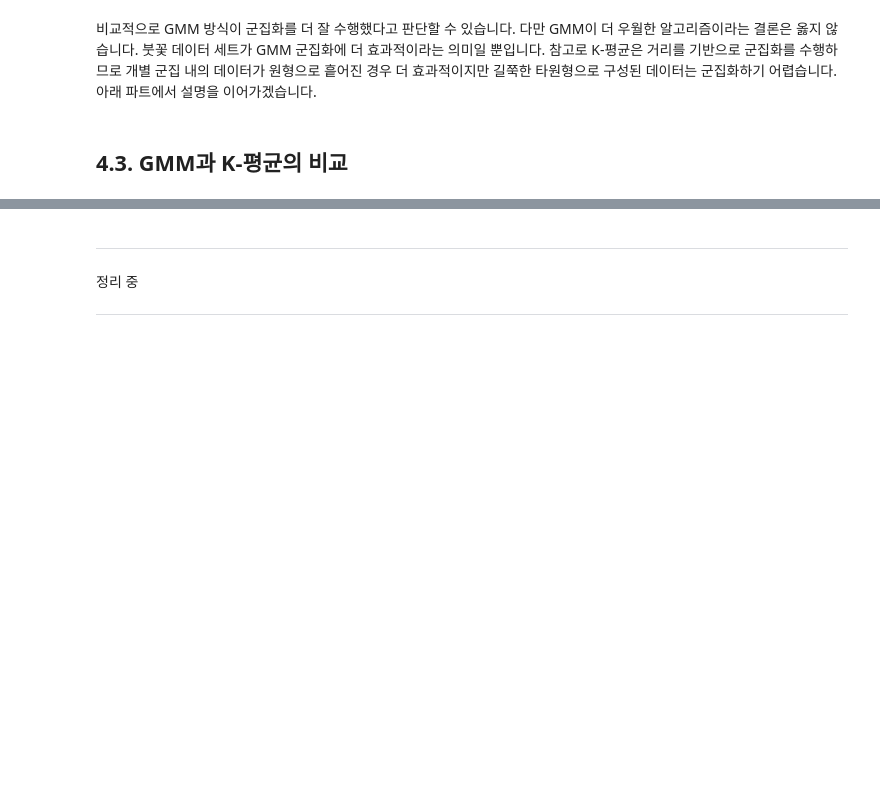
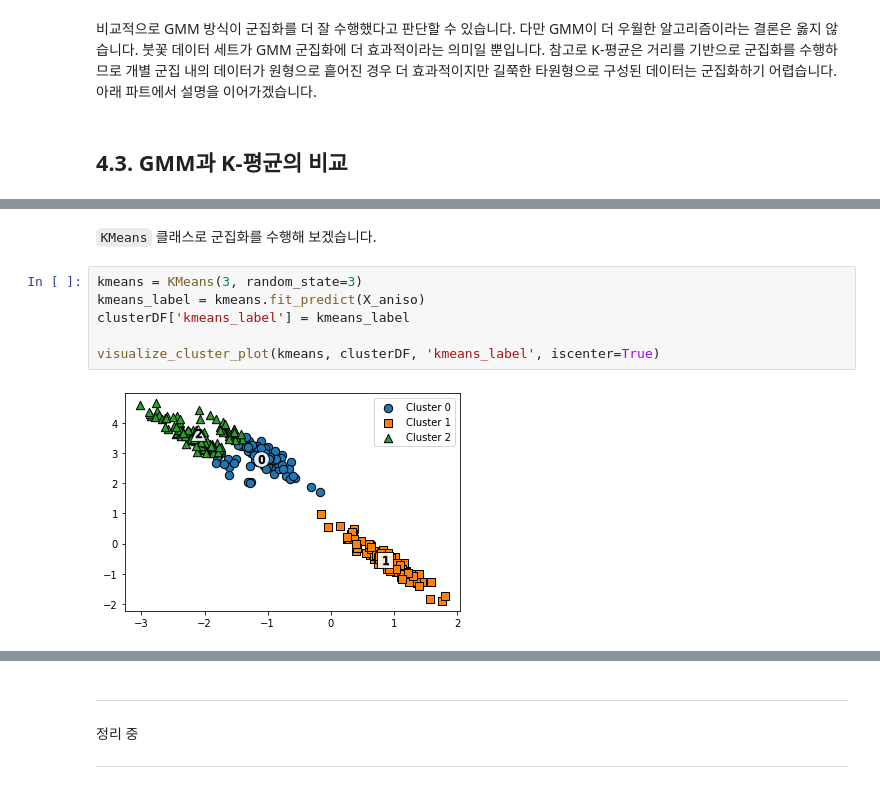
Before and after one commit to LeeSeungwon89/Machine-learning_Theory, a Jupyter notebook: CHAPTER7 군집화.ipynb, the cells around one changed output, grey strips where cells are left out. Drawn from its saved outputs; the diff is of its cells as text; blank space fills up the shorter version.

```diff
--- a/CHAPTER7 군집화.ipynb
+++ b/CHAPTER7 군집화.ipynb
@@ -570,0 +629,10 @@ Name: gmm_cluster, dtype: int64
+# %% [markdown]
+`KMeans` 클래스로 군집화를 수행해 보겠습니다.
+# %%
+kmeans = KMeans(3, random_state=3)
+kmeans_label = kmeans.fit_predict(X_aniso)
+clusterDF['kmeans_label'] = kmeans_label
+
+visualize_cluster_plot(kmeans, clusterDF, 'kmeans_label', iscenter=True)
+# %% [output]
+[figure, added]
```
Also changed, not shown: parts of 11 cells of this notebook.
